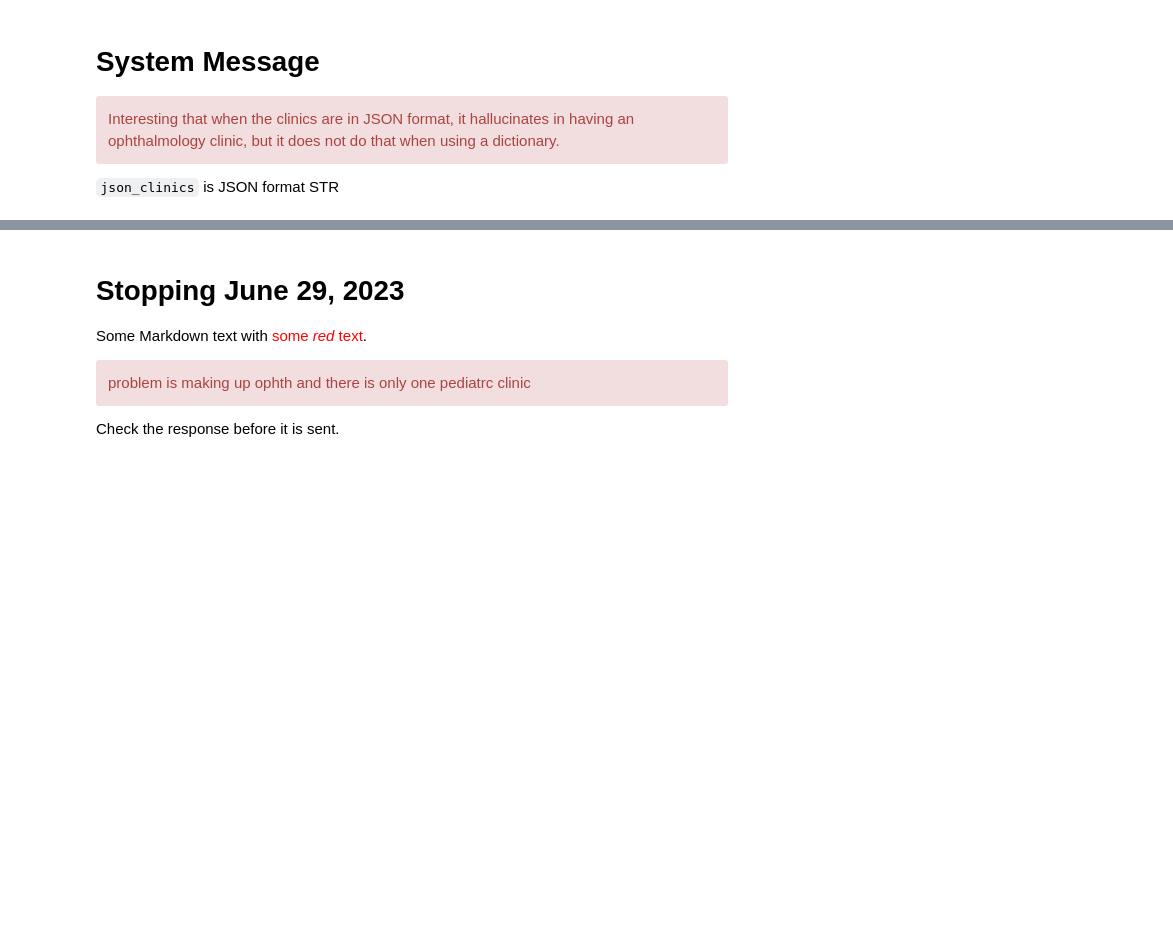
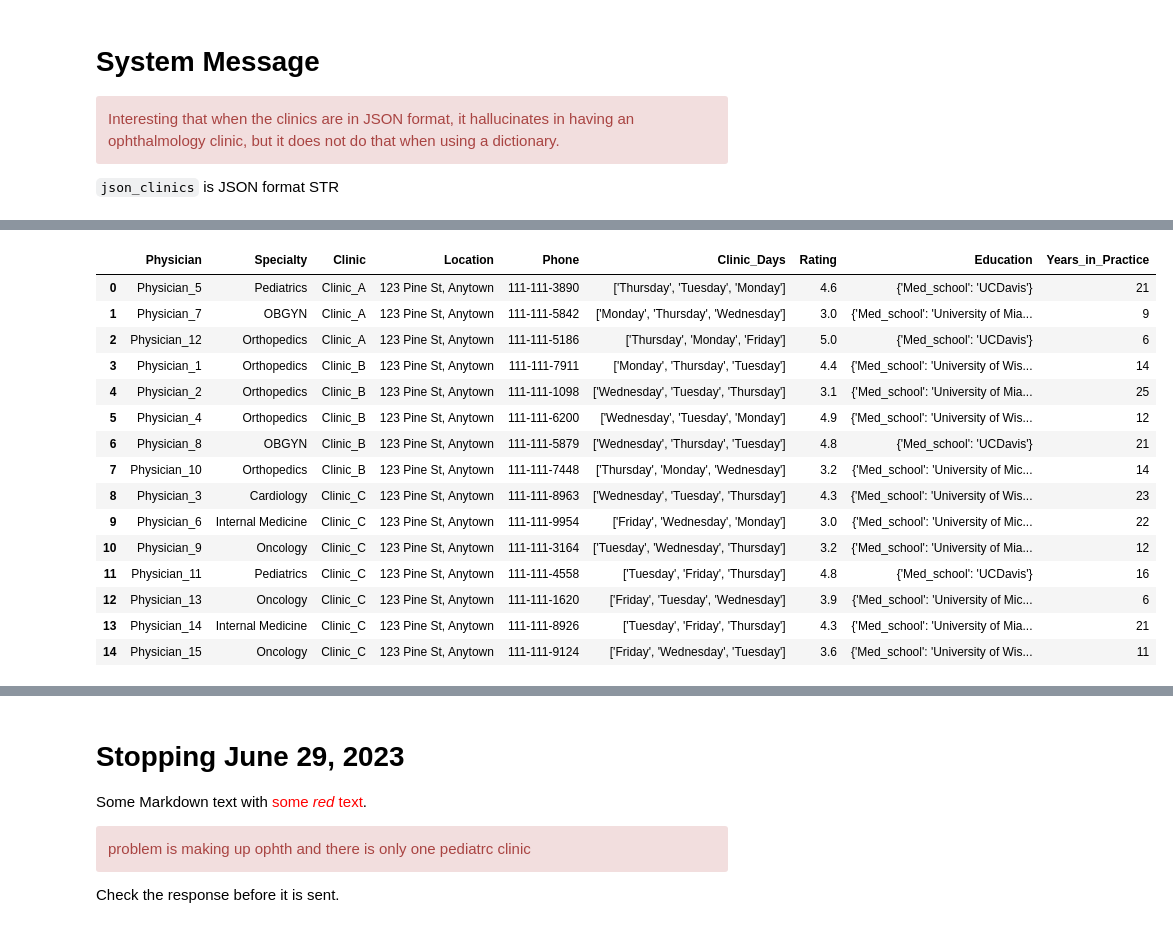
Before and after one commit to mvigoda/Coding, a Jupyter notebook: Clinic Availability/clinic_locations_and_availability_v1.ipynb, the cells around one changed output, grey strips where cells are left out. Cells and saved outputs as stored; diff of their text form; code cells hidden in the pictures; blank space fills up the shorter version.

```diff
--- a/Clinic Availability/clinic_locations_and_availability_v1.ipynb
+++ b/Clinic Availability/clinic_locations_and_availability_v1.ipynb
@@ -515,0 +686,22 @@ Please let me know if you need any further assistance.
+# %%
+
+df = df.sort_values(['Clinic'], ascending=[True])
+df = df.reset_index(drop=True)
+df
+# %% [output]
+|  | Physician | Specialty | Clinic | Location | Phone | Clinic_Days | Rating | Education | Years_in_Practice |
+| 0 | Physician_5 | Pediatrics | Clinic_A | 123 Pine St, Anytown | 111-111-3890 | ['Thursday', 'Tuesday', 'Monday'] | 4.6 | {'Med_school': 'UCDavis'} | 21 |
+| 1 | Physician_7 | OBGYN | Clinic_A | 123 Pine St, Anytown | 111-111-5842 | ['Monday', 'Thursday', 'Wednesday'] | 3.0 | {'Med_school': 'University of Mia... | 9 |
+| 2 | Physician_12 | Orthopedics | Clinic_A | 123 Pine St, Anytown | 111-111-5186 | ['Thursday', 'Monday', 'Friday'] | 5.0 | {'Med_school': 'UCDavis'} | 6 |
+| 3 | Physician_1 | Orthopedics | Clinic_B | 123 Pine St, Anytown | 111-111-7911 | ['Monday', 'Thursday', 'Tuesday'] | 4.4 | {'Med_school': 'University of Wis... | 14 |
+| 4 | Physician_2 | Orthopedics | Clinic_B | 123 Pine St, Anytown | 111-111-1098 | ['Wednesday', 'Tuesday', 'Thursday'] | 3.1 | {'Med_school': 'University of Mia... | 25 |
+| 5 | Physician_4 | Orthopedics | Clinic_B | 123 Pine St, Anytown | 111-111-6200 | ['Wednesday', 'Tuesday', 'Monday'] | 4.9 | {'Med_school': 'University of Wis... | 12 |
+| 6 | Physician_8 | OBGYN | Clinic_B | 123 Pine St, Anytown | 111-111-5879 | ['Wednesday', 'Thursday', 'Tuesday'] | 4.8 | {'Med_school': 'UCDavis'} | 21 |
+| 7 | Physician_10 | Orthopedics | Clinic_B | 123 Pine St, Anytown | 111-111-7448 | ['Thursday', 'Monday', 'Wednesday'] | 3.2 | {'Med_school': 'University of Mic... | 14 |
+| 8 | Physician_3 | Cardiology | Clinic_C | 123 Pine St, Anytown | 111-111-8963 | ['Wednesday', 'Tuesday', 'Thursday'] | 4.3 | {'Med_school': 'University of Wis... | 23 |
+| 9 | Physician_6 | Internal Medicine | Clinic_C | 123 Pine St, Anytown | 111-111-9954 | ['Friday', 'Wednesday', 'Monday'] | 3.0 | {'Med_school': 'University of Mic... | 22 |
+| 10 | Physician_9 | Oncology | Clinic_C | 123 Pine St, Anytown | 111-111-3164 | ['Tuesday', 'Wednesday', 'Thursday'] | 3.2 | {'Med_school': 'University of Mia... | 12 |
+| 11 | Physician_11 | Pediatrics | Clinic_C | 123 Pine St, Anytown | 111-111-4558 | ['Tuesday', 'Friday', 'Thursday'] | 4.8 | {'Med_school': 'UCDavis'} | 16 |
+| 12 | Physician_13 | Oncology | Clinic_C | 123 Pine St, Anytown | 111-111-1620 | ['Friday', 'Tuesday', 'Wednesday'] | 3.9 | {'Med_school': 'University of Mic... | 6 |
+| 13 | Physician_14 | Internal Medicine | Clinic_C | 123 Pine St, Anytown | 111-111-8926 | ['Tuesday', 'Friday', 'Thursday'] | 4.3 | {'Med_school': 'University of Mia... | 21 |
+| 14 | Physician_15 | Oncology | Clinic_C | 123 Pine St, Anytown | 111-111-9124 | ['Friday', 'Wednesday', 'Tuesday'] | 3.6 | {'Med_school': 'University of Wis... | 11 |
```
Also changed, not shown: parts of 43 cells of this notebook.
